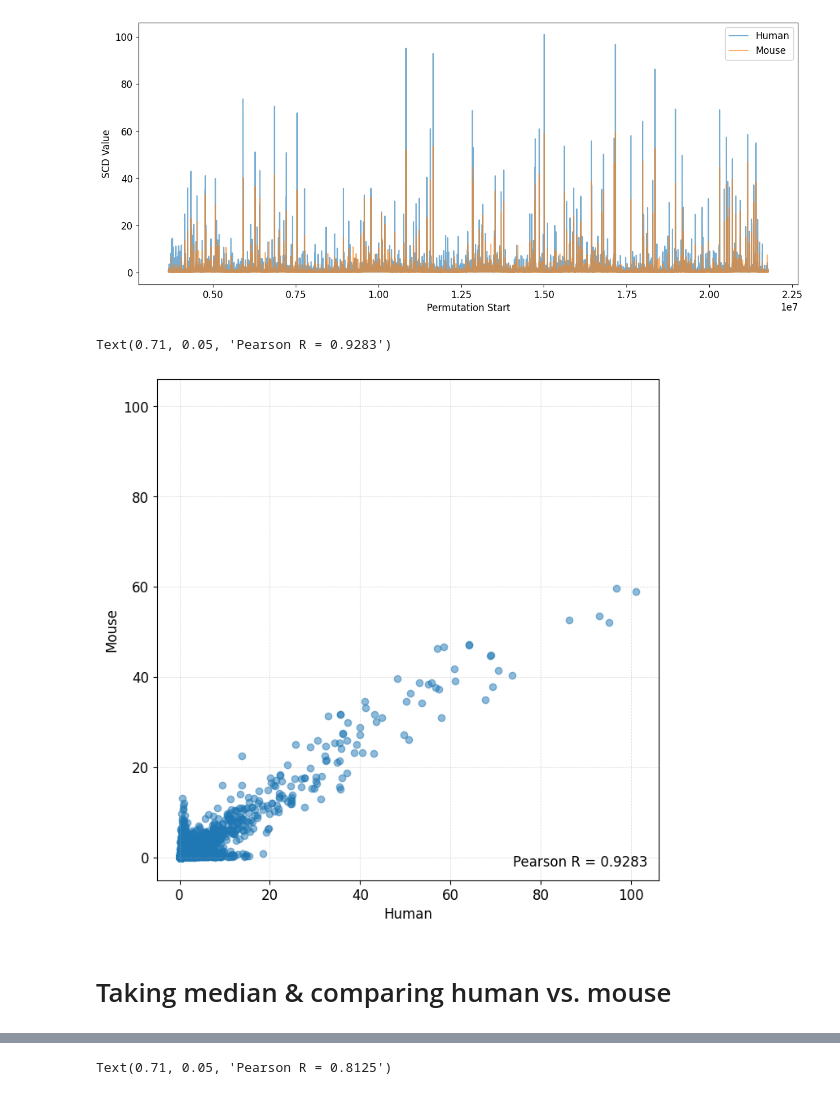
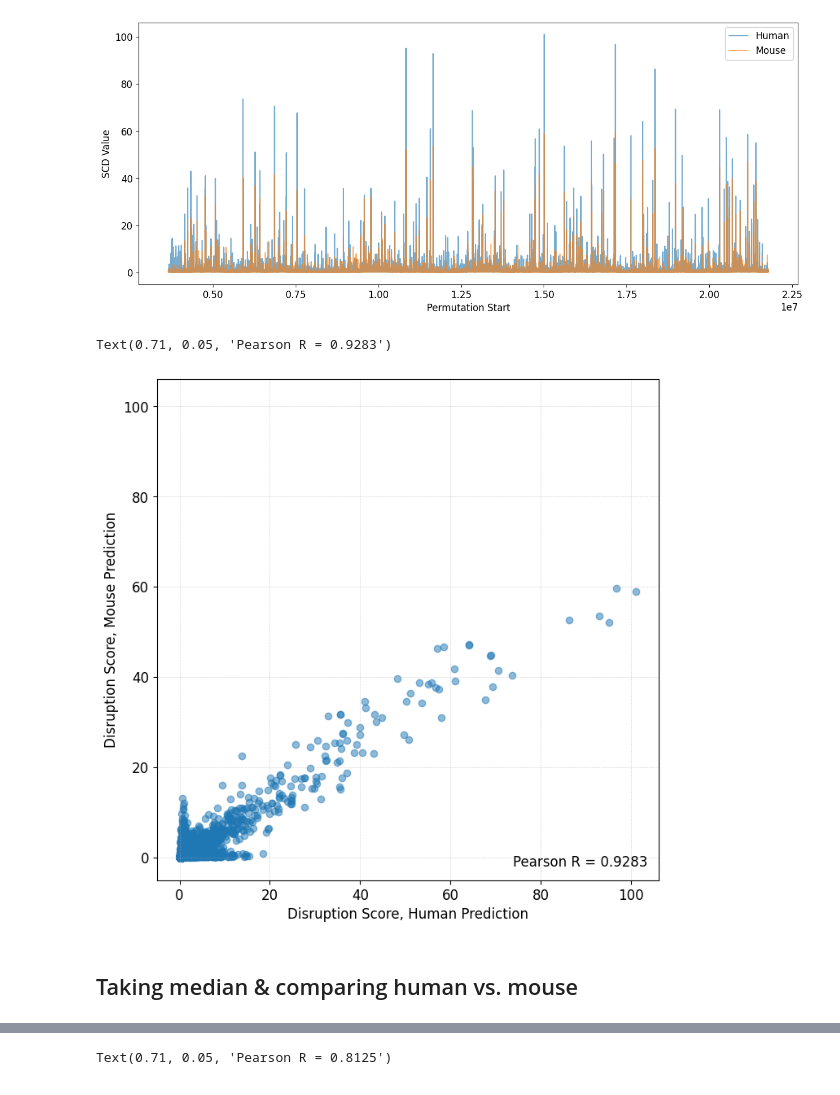
Before and after one commit to Fudenberg-Research-Group/akitaV2-analyses, a Jupyter notebook: experiments/genomic_disruption_profile/analysis/analysis.ipynb, the cells around one changed output, grey strips where cells are left out. Cells and saved outputs as stored; diff of their text form; code cells hidden in the pictures.

Commit message:
linting, polishing analysis notebooks - sliding disruption

```diff
--- a/experiments/genomic_disruption_profile/analysis/analysis.ipynb
+++ b/experiments/genomic_disruption_profile/analysis/analysis.ipynb
@@ -193,29 +194,29 @@ plt.show()
 # %%
 fig, ax = plt.subplots(figsize=(8, 8))
 
 plt.scatter(window0[f"human_avg_t{human_target}"], window0[f"mouse_avg_t{mouse_target}"], alpha=0.5)
 perm_corr = round(stats.pearsonr(window0[f"human_avg_t{human_target}"], window0[f"mouse_avg_t{mouse_target}"]).statistic, 4)
 
 lims = [
     np.min([ax.get_xlim(), ax.get_ylim()]),  # min of both axes
     np.max([ax.get_xlim(), ax.get_ylim()]),  # max of both axes
 ]
 
 ax.set_aspect('equal')
 ax.set_xlim(lims)
 ax.set_ylim(lims)
 
 plt.grid(True, which='both', linestyle='--', linewidth=0.5, alpha=0.5)
 
-plt.xlabel("Human")
-plt.ylabel("Mouse")
+plt.xlabel("Disruption Score, Human Prediction")
+plt.ylabel("Disruption Score, Mouse Prediction")
 
 plt.text(x=0.71, y=0.05, s=f"Pearson R = {perm_corr}", transform=plt.gca().transAxes, verticalalignment='top')
 # %% [output]
 Text(0.71, 0.05, 'Pearson R = 0.9283')
-[figure, old version]
+[figure, new version]
 # %% [markdown]
-# Taking median & comparing human vs. mouse
+## Taking median & comparing human vs. mouse
 # %%
 window0 = window0.copy()
 window0["mouse_median"] = window0[[f"SCD_h1_m{i}_t0" for i in range(4)]].median(axis=1)
```
Also changed, not shown: parts of 23 cells of this notebook, 4 other files.
